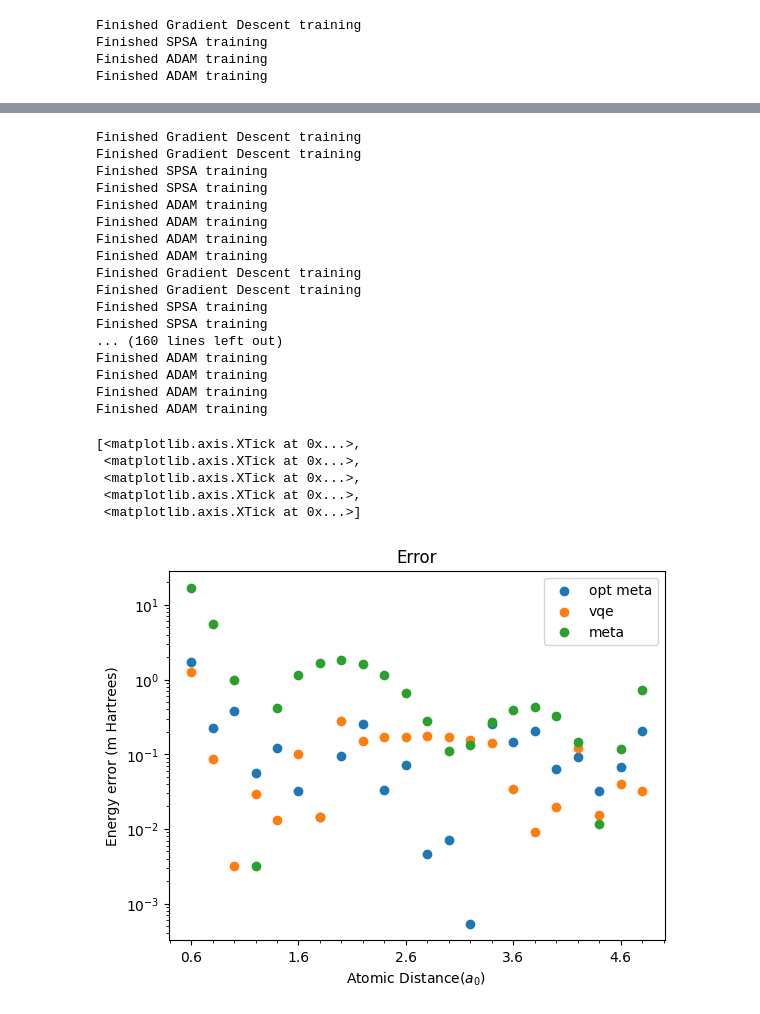
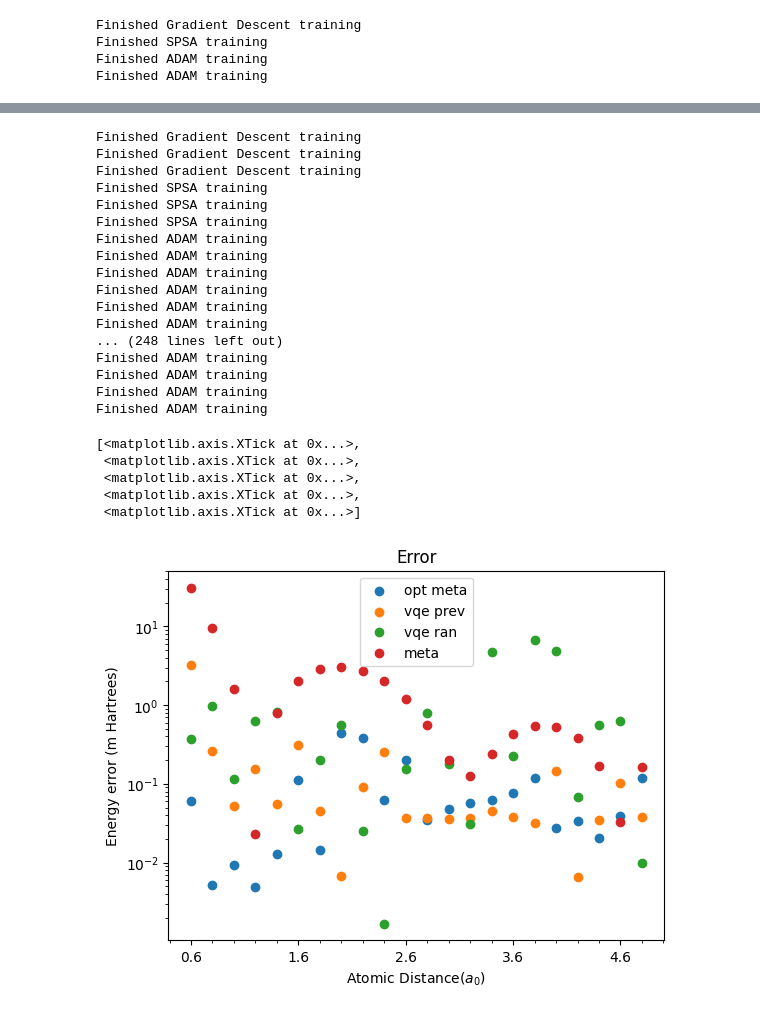
Before and after one commit to sergioandrescs/meta-VQE-pennylane, a Jupyter notebook: catalyst/meta_VQE_pennylane_catalyst_kUpCCGSD.ipynb, the cells around one changed output, grey strips where cells are left out. Drawn from its saved outputs; the diff is of its cells as text; code cells hidden in the pictures.

```diff
--- a/catalyst/meta_VQE_pennylane_catalyst_kUpCCGSD.ipynb
+++ b/catalyst/meta_VQE_pennylane_catalyst_kUpCCGSD.ipynb
@@ -361,10 +365,7 @@ for count, work_hamiltonian in enumerate(test_hamiltonians):
         return circuit(params) , catalyst.grad(circuit, method = "defer" )(params)
 
 
-    if ENCODER == 1:
-        init_params_run = linear_encoding(np.array(TRAINING_ENERGIES[train_method]["meta"]["trained_vars"]), test_points[count])
-    else:
-        init_params_run = gaussian_encoding(np.array(TRAINING_ENERGIES[train_method]["meta"]["trained_vars"]), test_points[count])
+    init_params_run = ENCODER_FUNC(np.array(TRAINING_ENERGIES[train_method]["meta"]["trained_vars"]), test_points[count])
 
     for train_method in TRAINERS:
 
@@ -375,29 +376,37 @@ for count, work_hamiltonian in enumerate(test_hamiltonians):
         TRAINING_ENERGIES[train_method]["opt_meta"]["runs_per_step"].append(res_train.nit)
 
         if(count == 0):
-            params_run = np.random.random(num_params)
+            params_run_previous = np.random.random(num_params)
         else:
-            params_run = TRAINING_ENERGIES[train_method]["vqe"]["trained_vars"][-1]
+            params_run_previous = TRAINING_ENERGIES[train_method]["vqe_previous"]["trained_vars"][-1]
 
-        res_train_vqe = minimize(energy_kUpCCGSD, params_run, method = TRAINERS[train_method]["fun"], options = TRAINERS[train_method]["options"])
+        res_train_vqe_previous = minimize(energy_kUpCCGSD, params_run_previous, method = TRAINERS[train_method]["fun"], options = TRAINERS[train_method]["options"])
 
-        TRAINING_ENERGIES[train_method]["vqe"]["trained_vars"].append(res_train_vqe.x)
-        TRAINING_ENERGIES[train_method]["vqe"]["energies"].append(res_train_vqe.fun)
-        TRAINING_ENERGIES[train_method]["vqe"]["runs_per_step"].append(res_train_vqe.nit)
+        TRAINING_ENERGIES[train_method]["vqe_previous"]["trained_vars"].append(res_train_vqe_previous.x)
+        TRAINING_ENERGIES[train_method]["vqe_previous"]["energies"].append(res_train_vqe_previous.fun)
+        TRAINING_ENERGIES[train_method]["vqe_previous"]["runs_per_step"].append(res_train_vqe_previous.nit)
+
+        params_run_random = np.random.random(num_params)
+
+        res_train_vqe_random = minimize(energy_kUpCCGSD, params_run_random, method = TRAINERS[train_method]["fun"], options = TRAINERS[train_method]["options"])
+
+        TRAINING_ENERGIES[train_method]["vqe_random"]["trained_vars"].append(res_train_vqe_random.x)
+        TRAINING_ENERGIES[train_method]["vqe_random"]["energies"].append(res_train_vqe_random.fun)
+        TRAINING_ENERGIES[train_method]["vqe_random"]["runs_per_step"].append(res_train_vqe_random.nit)
 # %% [output]
 Finished Gradient Descent training
 Finished Gradient Descent training
+Finished Gradient Descent training
+Finished SPSA training
 Finished SPSA training
 Finished SPSA training
 Finished ADAM training
 Finished ADAM training
 Finished ADAM training
 Finished ADAM training
-Finished Gradient Descent training
-Finished Gradient Descent training
-Finished SPSA training
-Finished SPSA training
-... (160 lines left out)
+Finished ADAM training
+Finished ADAM training
+... (248 lines left out)
 Finished ADAM training
 Finished ADAM training
 Finished ADAM training
@@ -405,28 +414,29 @@ Finished ADAM training
 # %%
 fig, ax = plt.subplots()
 
 # Plot for errors
 ax.scatter(test_points,[np.abs(i-j)*1000 for i,j in zip([energy[-1] for energy in TRAINING_ENERGIES["adam"]["opt_meta"]["energies"]],fci_energies)], label="opt meta", marker='o')
-ax.scatter(test_points,[np.abs(i-j)*1000 for i,j in zip([energy[-1] for energy in TRAINING_ENERGIES["adam"]["vqe"]["energies"]],fci_energies)], label="vqe", marker='o')
+ax.scatter(test_points,[np.abs(i-j)*1000 for i,j in zip([energy[-1] for energy in TRAINING_ENERGIES["adam"]["vqe_previous"]["energies"]],fci_energies)], label="vqe prev", marker='o')
+ax.scatter(test_points,[np.abs(i-j)*1000 for i,j in zip([energy[-1] for energy in TRAINING_ENERGIES["adam"]["vqe_random"]["energies"]],fci_energies)], label="vqe ran", marker='o')
 ax.scatter(test_points,[np.abs(i-j)*1000 for i,j in zip(TRAINING_ENERGIES["adam"]["meta"]["energies_after_meta"],fci_energies)], label="meta", marker='o')
 
 
 ax.legend()
 ax.set_title('Error')
 ax.set_yscale('log',base=10)
 ax.set_ylabel('Energy error (m Hartrees)')
 ax.set_xlabel('Atomic Distance($a_{0}$)')
 
 
 ax.xaxis.set_minor_locator(MultipleLocator(0.2))
 ax.set_xticks(np.arange(min(test_points), max(test_points)+0.2, 1))
 # %% [output]
 [<matplotlib.axis.XTick at 0x...>,
  <matplotlib.axis.XTick at 0x...>,
  <matplotlib.axis.XTick at 0x...>,
  <matplotlib.axis.XTick at 0x...>,
  <matplotlib.axis.XTick at 0x...>]
-[figure, old version]
+[figure, new version]
 # %%
 import json
 import numpy as np
```
Also changed, not shown: parts of 3 cells of this notebook, 15 other files.
